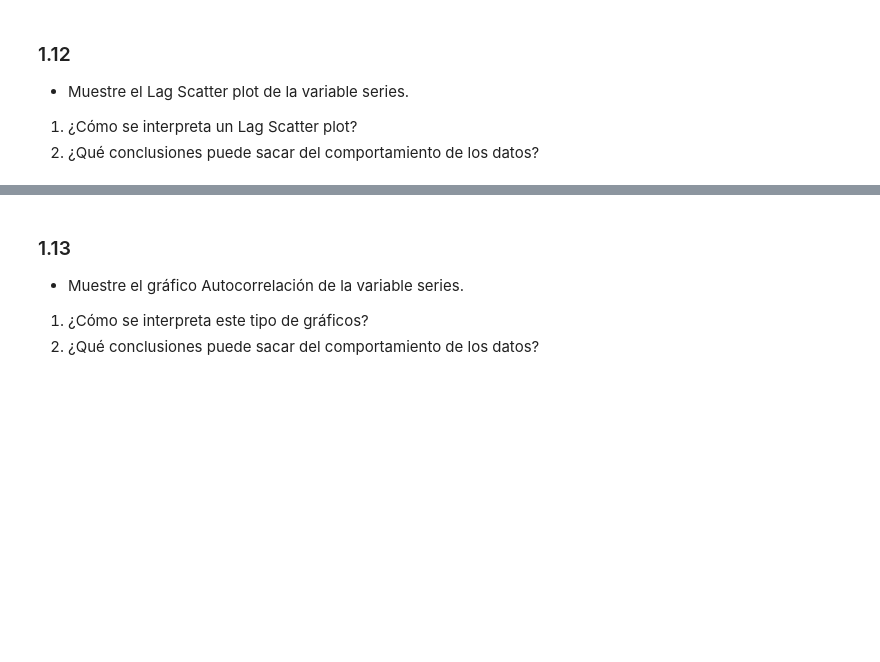
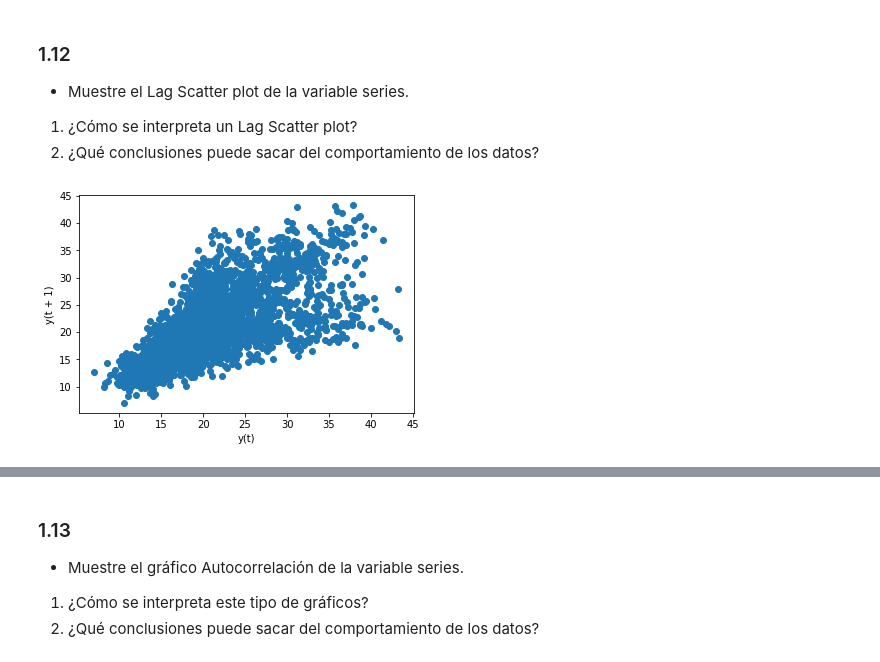
Before and after one commit to GabrielVargasR/University-Artificial-Intelligence, a Jupyter notebook: TC2 - TS, Norm, Reg/2021-2-Trabajo_Corto_02.ipynb, the cells around one changed output, grey strips where cells are left out. Drawn from its saved outputs; the diff is of its cells as text; code cells hidden in the pictures; blank space fills up the shorter version.

```diff
--- a/TC2 - TS, Norm, Reg/2021-2-Trabajo_Corto_02.ipynb
+++ b/TC2 - TS, Norm, Reg/2021-2-Trabajo_Corto_02.ipynb
@@ -226,3 +255,10 @@ plt.show()
 - Muestre el Lag Scatter plot de la variable series.
 1. ¿Cómo se interpreta un Lag Scatter plot?
 1. ¿Qué conclusiones puede sacar del comportamiento de los datos?
+# %%
+from pandas.plotting import lag_plot # pandas.tools is deprecated
+
+lag_plot(series) # data frame from 1.1
+plt.show()
+# %% [output]
+[figure, added]
```
Also changed, not shown: parts of 12 cells of this notebook.
